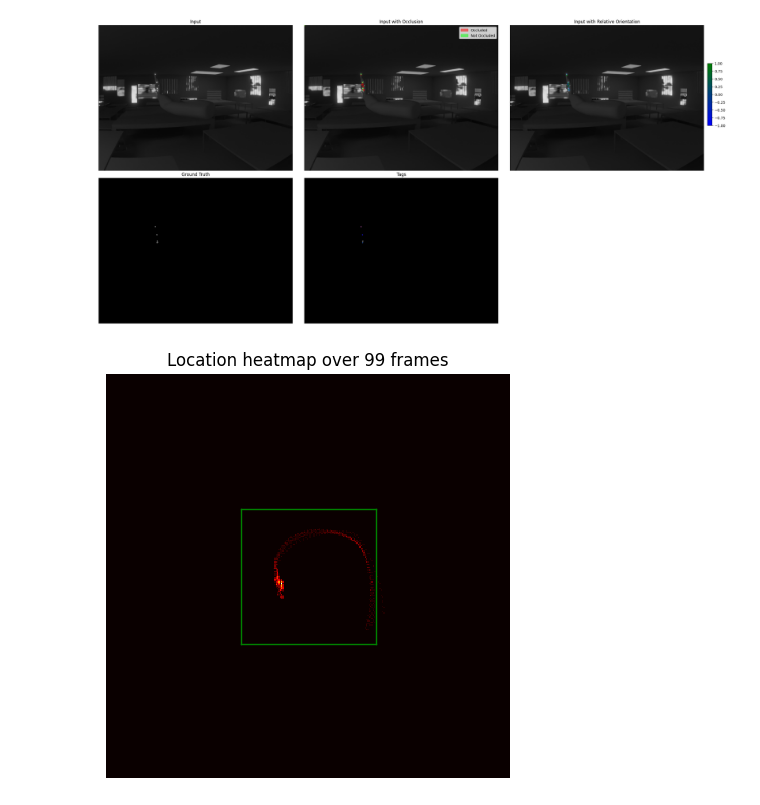
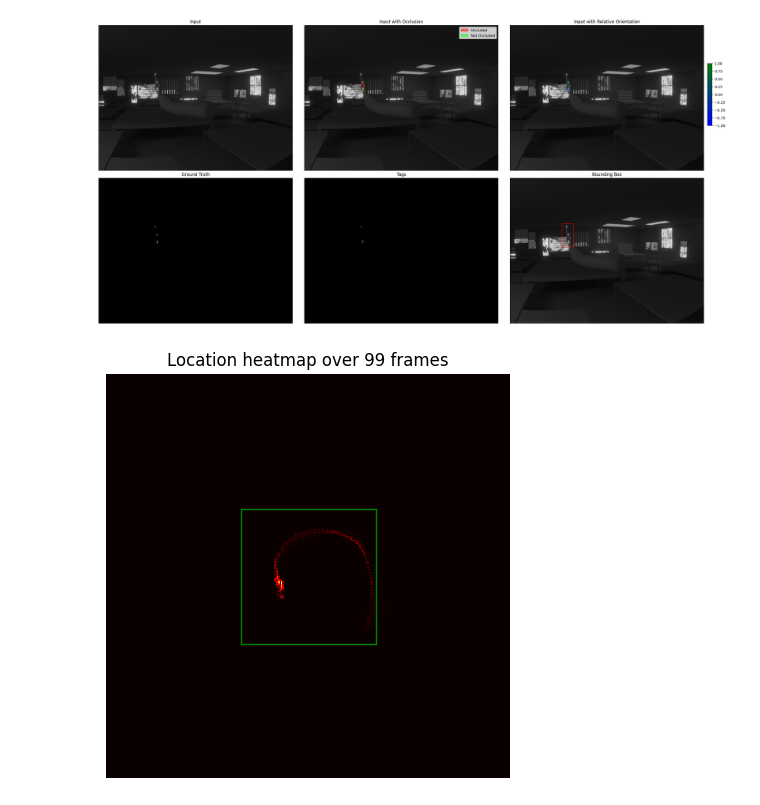
Before and after one commit to ArnaudPoletto/logitech-blender-stylus, a Jupyter notebook: notebooks/led_location_analysis.ipynb, the cells around one changed output. Saved outputs shown, nothing was run; the diff lists cells and outputs as text; code cells hidden in the pictures.

Commit message:
add bounding box information to render

```diff
--- a/notebooks/led_location_analysis.ipynb
+++ b/notebooks/led_location_analysis.ipynb
@@ -42,8 +42,9 @@ def show_led_locations(render_folder_name, frame_number):
     patches_occlusion = []
     patches_relative_orientation = []
     with open(data_file_path, 'r') as f:
-        data = json.load(f)[str(frame_number)]["leds"]
-        for _, led_data in data.items():
+        data = json.load(f)[str(frame_number)]
+        leds_data = data["leds"]
+        for _, led_data in leds_data.items():
             x = int(led_data["u"] * bg_frame_image_width)
             y = int((1 - led_data["v"]) * bg_frame_image_height)
             is_occluded = bool(led_data["is_occluded"])
@@ -63,6 +64,13 @@ def show_led_locations(render_folder_name, frame_number):
             # Append to patch lists
             patches_occlusion.append(circle_occlusion)
             patches_relative_orientation.append(circle_relative_orientation)
+
+        # Get bounding box
+        bb_data = data["bounding_box"]
+        bb_x = bb_data["center"]["u"] * bg_frame_image_width
+        bb_y = (1 - bb_data["center"]["v"]) * bg_frame_image_height
+        bb_width = bb_data["width"] * bg_frame_image_width
+        bb_height = bb_data["height"] * bg_frame_image_height
 
     # Create PatchCollections
     pc_occlusion = PatchCollection(patches_occlusion, match_original=True)
@@ -122,12 +130,18 @@ def show_led_locations(render_folder_name, frame_number):
     plt.title("Tags")
     plt.axis('off')
 
+    plt.subplot(2, 3, 6)
+    plt.imshow(cv2.cvtColor(bg_frame_image, cv2.COLOR_BGR2RGB))
+    plt.title("Bounding Box")
+    plt.axis('off')
+    plt.gca().add_patch(plt.Rectangle((bb_x - bb_width / 2, bb_y - bb_height / 2), bb_width, bb_height, fill=False, color='red'))
+
     plt.tight_layout()
     plt.show()
 # %%
-show_led_locations("2", 1)
+show_led_locations("1", 1)
 # %% [output]
-[figure, old version]
+[figure, new version]
 # %%
 def data_iterator(show_progress: bool = False):
     """
```
Also changed, not shown: 2 other files.
